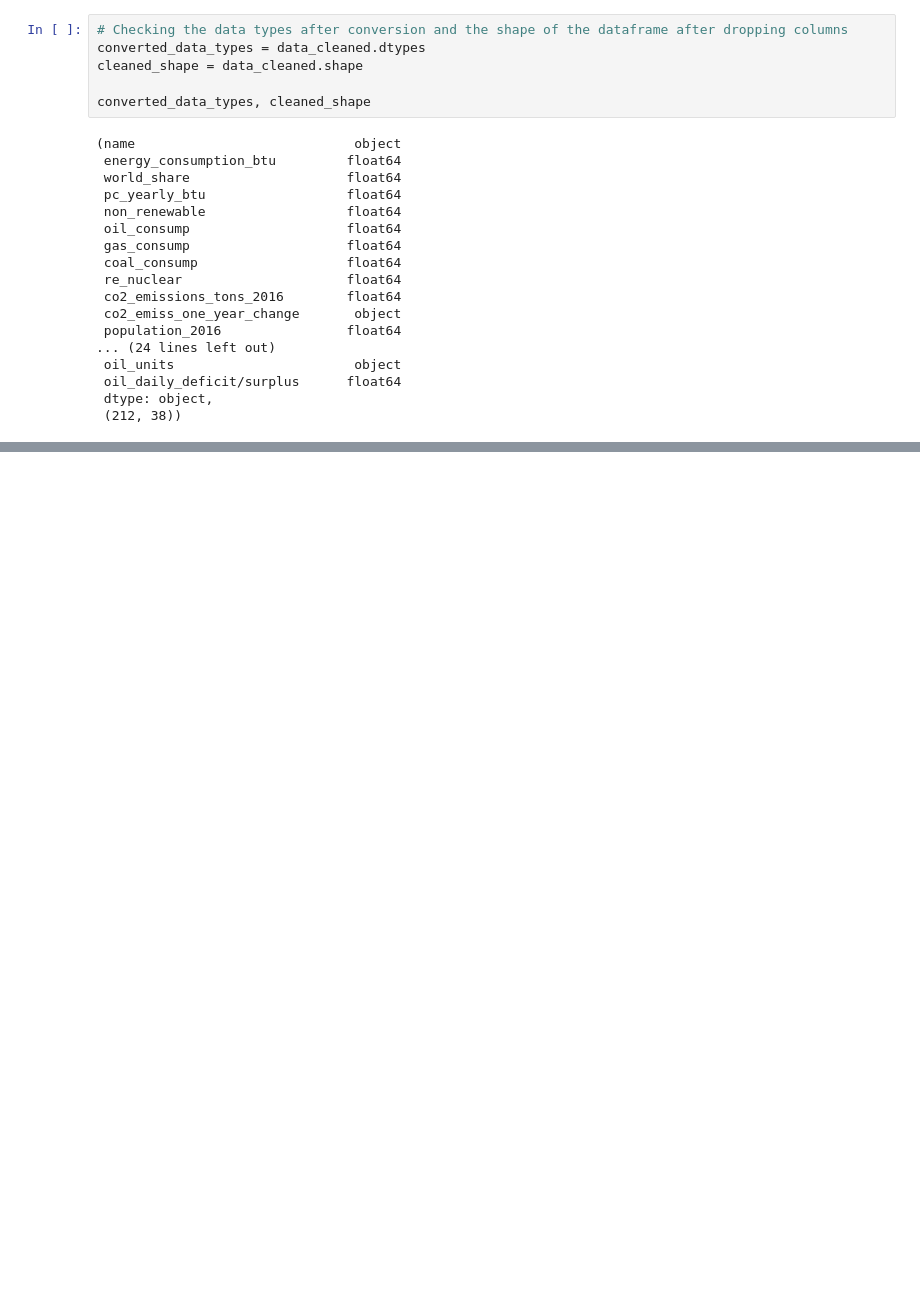
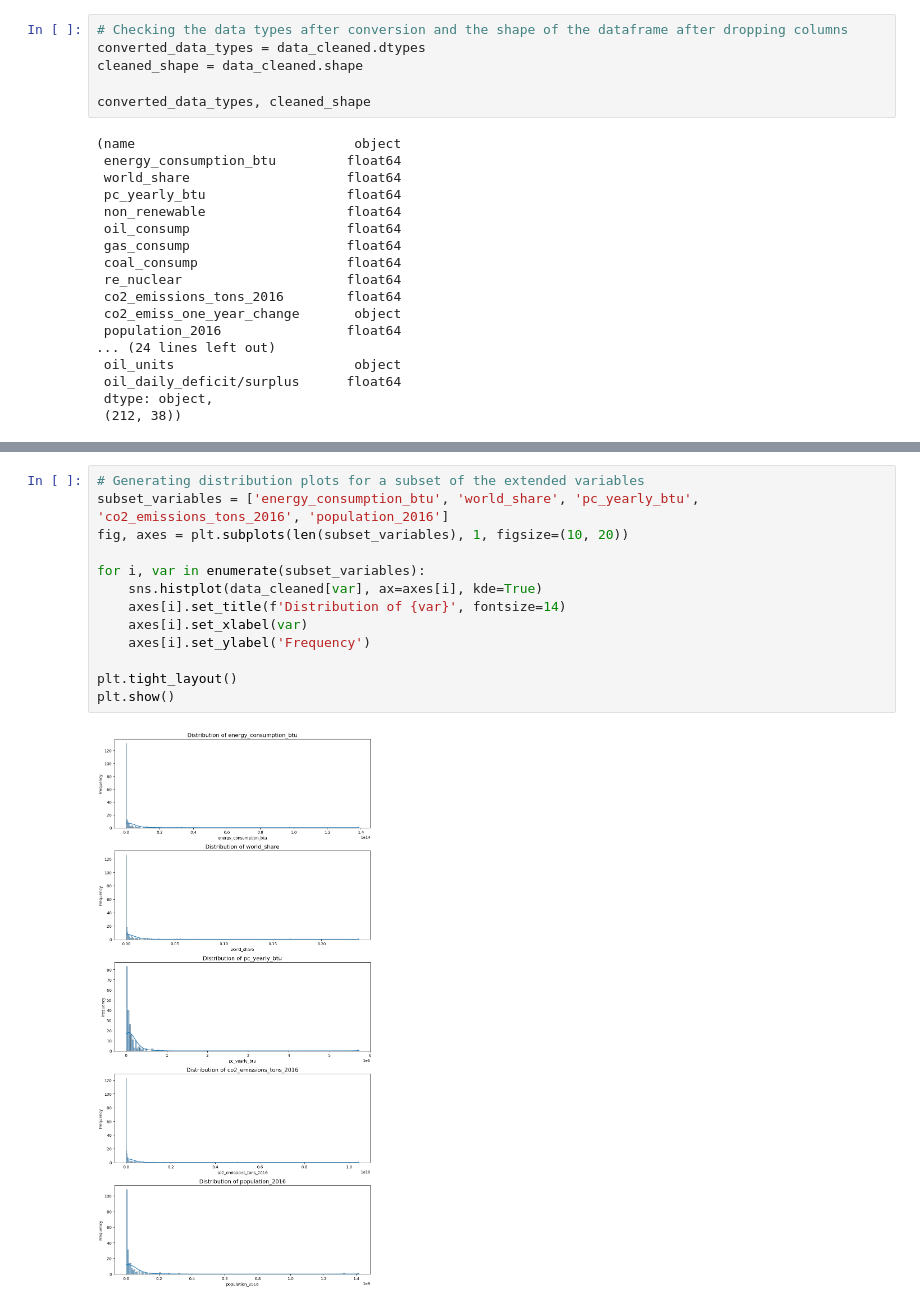
Before and after one commit to ianmuchai/Global-Energy-Usage, a Jupyter notebook: Global_Energy_Usage_Dataset.ipynb, the cells around one changed output, grey strips where cells are left out. Drawn from its saved outputs; the diff is of its cells as text; blank space fills up the shorter version.

```diff
--- a/Global_Energy_Usage_Dataset.ipynb
+++ b/Global_Energy_Usage_Dataset.ipynb
@@ -111,0 +133,15 @@ converted_data_types, cleaned_shape
+# %%
+# Generating distribution plots for a subset of the extended variables
+subset_variables = ['energy_consumption_btu', 'world_share', 'pc_yearly_btu', 'co2_emissions_tons_2016', 'population_2016']
+fig, axes = plt.subplots(len(subset_variables), 1, figsize=(10, 20))
+
+for i, var in enumerate(subset_variables):
+    sns.histplot(data_cleaned[var], ax=axes[i], kde=True)
+    axes[i].set_title(f'Distribution of {var}', fontsize=14)
+    axes[i].set_xlabel(var)
+    axes[i].set_ylabel('Frequency')
+
+plt.tight_layout()
+plt.show()
+# %% [output]
+[figure, added]
```
Also changed, not shown: parts of 4 cells of this notebook.
